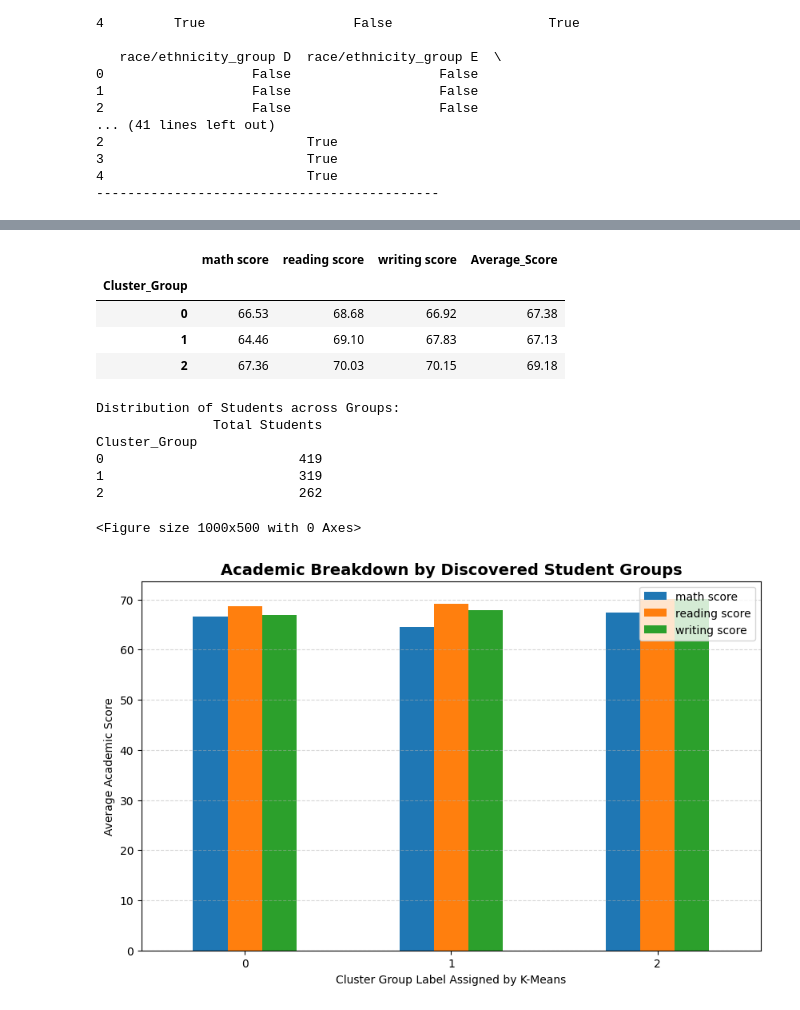
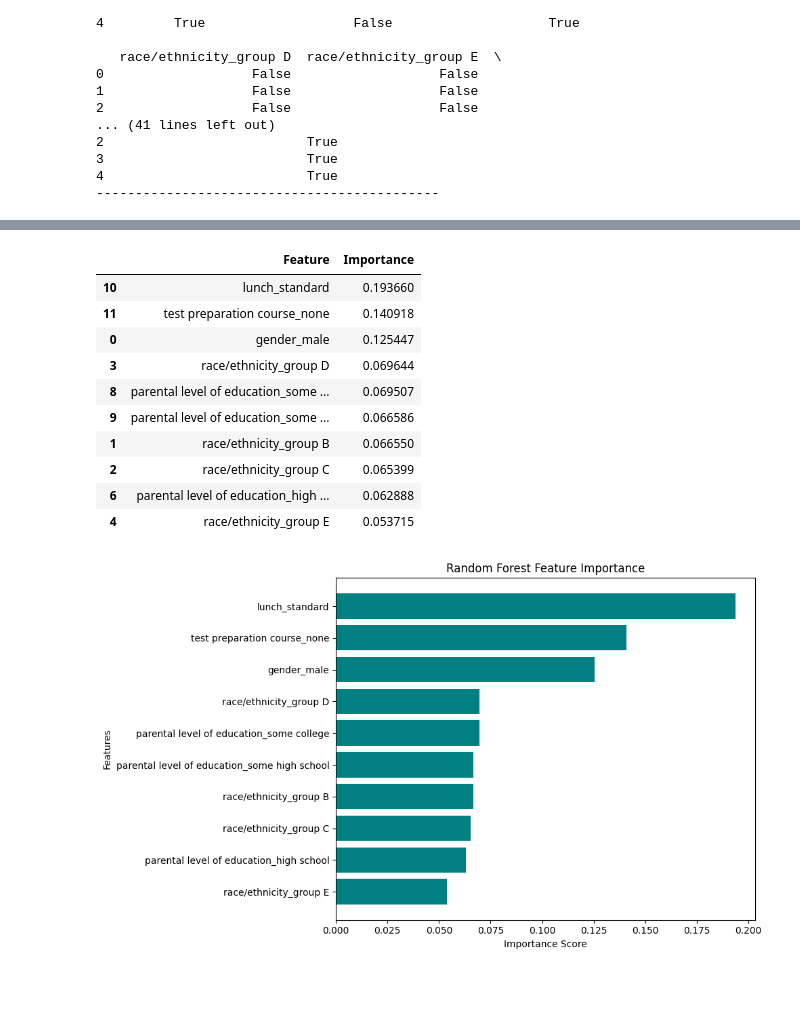
Before and after one commit to Hanaa879/Student-Performance-Analytics-System, a Jupyter notebook: Student_Performance_Analytics_System.ipynb, the cells around one changed output, grey strips where cells are left out. Saved outputs shown, nothing was run; the diff lists cells and outputs as text; code cells hidden in the pictures; blank space fills up the shorter version.

```diff
--- a/Student_Performance_Analytics_System.ipynb
+++ b/Student_Performance_Analytics_System.ipynb
@@ -78,7 +78,7 @@ print("-" * 44)
 # %%
 #@markdown Select a model from the dropdown menu to update the dashboard view.
 # The code below helps us select a dashboard to display in google collabs without having to download
-Select_Model = "K-Means" #@param ["Linear Regression", "Logistic Regression", "KNN", "Decision Tree", "Random Forest", "K-Means", "PCA"]
+Select_Model = "Random Forest" #@param ["Linear Regression", "Logistic Regression", "KNN", "Decision Tree", "Random Forest", "K-Means", "PCA"]
 
 # DASHBOARD code
 if Select_Model == "Decision Tree":
@@ -214,8 +214,58 @@ elif Select_Model == "KNN":
     # Execute Interactive Output
     sim_results = find_similar_students_dashboard(student_id=42, dataset=data, processed_data=X_processed, model=knn)
     display(sim_results)
+
 elif Select_Model == "Random Forest":
     print(" Random Forest → Dropout prediction risk ")
+    print("=" * 60)
+
+    from sklearn.ensemble import RandomForestClassifier
+
+    # Split Dataset
+    X_train_rf, X_test_rf, y_train_rf, y_test_rf = train_test_split(
+        X,
+        y,
+        test_size=0.2,
+        random_state=42
+    )
+
+    # Train Model
+    model_rf = RandomForestClassifier(
+        n_estimators=100,
+        random_state=42
+    )
+    model_rf.fit(X_train_rf, y_train_rf)
+    print("Model trained successfully!")
+
+    # Prediction
+    y_pred_rf = model_rf.predict(X_test_rf)
+
+    print("\nAccuracy Score:", accuracy_score(y_test_rf, y_pred_rf))
+    print("\nClassification Report:")
+    print(classification_report(y_test_rf, y_pred_rf, target_names=["Fail", "Pass"]))
+
+    # Feature Importance
+    feature_imp = pd.DataFrame({
+        "Feature": X.columns,
+        "Importance": model_rf.feature_importances_
+    }).sort_values(by="Importance", ascending=False)
+
+    print("\nTop Factors:")
+    display(feature_imp.head(10))
+
+    # Dashboard Chart
+    plt.figure(figsize=(10, 6))
+    plt.barh(
+        feature_imp["Feature"][0:10],
+        feature_imp["Importance"][0:10],
+        color="teal"
+    )
+    plt.gca().invert_yaxis()
+    plt.title("Random Forest Feature Importance")
+    plt.xlabel("Importance Score")
+    plt.ylabel("Features")
+    plt.tight_layout()
+    plt.show()
 
 
 elif Select_Model == "K-Means":
@@ -261,13 +325,12 @@ K-Means clustering completed successfully on the dataset features!
-|  | math score | reading score | writing score | Average_Score |
-| Cluster_Group |  |  |  |  |
-| 0 | 66.53 | 68.68 | 66.92 | 67.38 |
-| 1 | 64.46 | 69.10 | 67.83 | 67.13 |
-| 2 | 67.36 | 70.03 | 70.15 | 69.18 |
+|  | Feature | Importance |
+| 10 | lunch_standard | 0.193660 |
+| 11 | test preparation course_none | 0.140918 |
+| 0 | gender_male | 0.125447 |
+| 3 | race/ethnicity_group D | 0.069644 |
+| 8 | parental level of education_some ... | 0.069507 |
+| 9 | parental level of education_some ... | 0.066586 |
+| 1 | race/ethnicity_group B | 0.066550 |
+| 2 | race/ethnicity_group C | 0.065399 |
+| 6 | parental level of education_high ... | 0.062888 |
+| 4 | race/ethnicity_group E | 0.053715 |
-Distribution of Students across Groups:
-               Total Students
-Cluster_Group
-0                         419
-1                         319
-2                         262
-<Figure size 1000x500 with 0 Axes>
-[figure, old version]
+[figure, new version]
```
Also changed, not shown: parts of 2 cells of this notebook.
